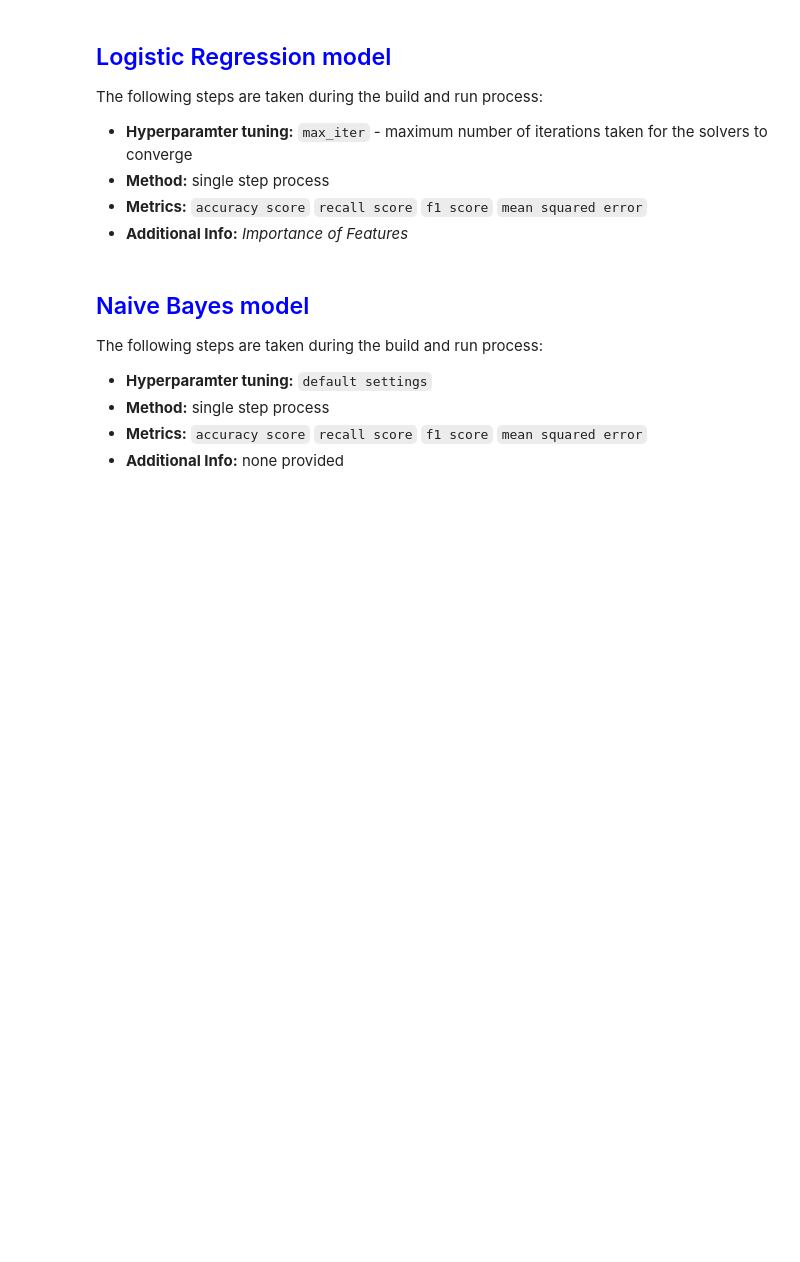
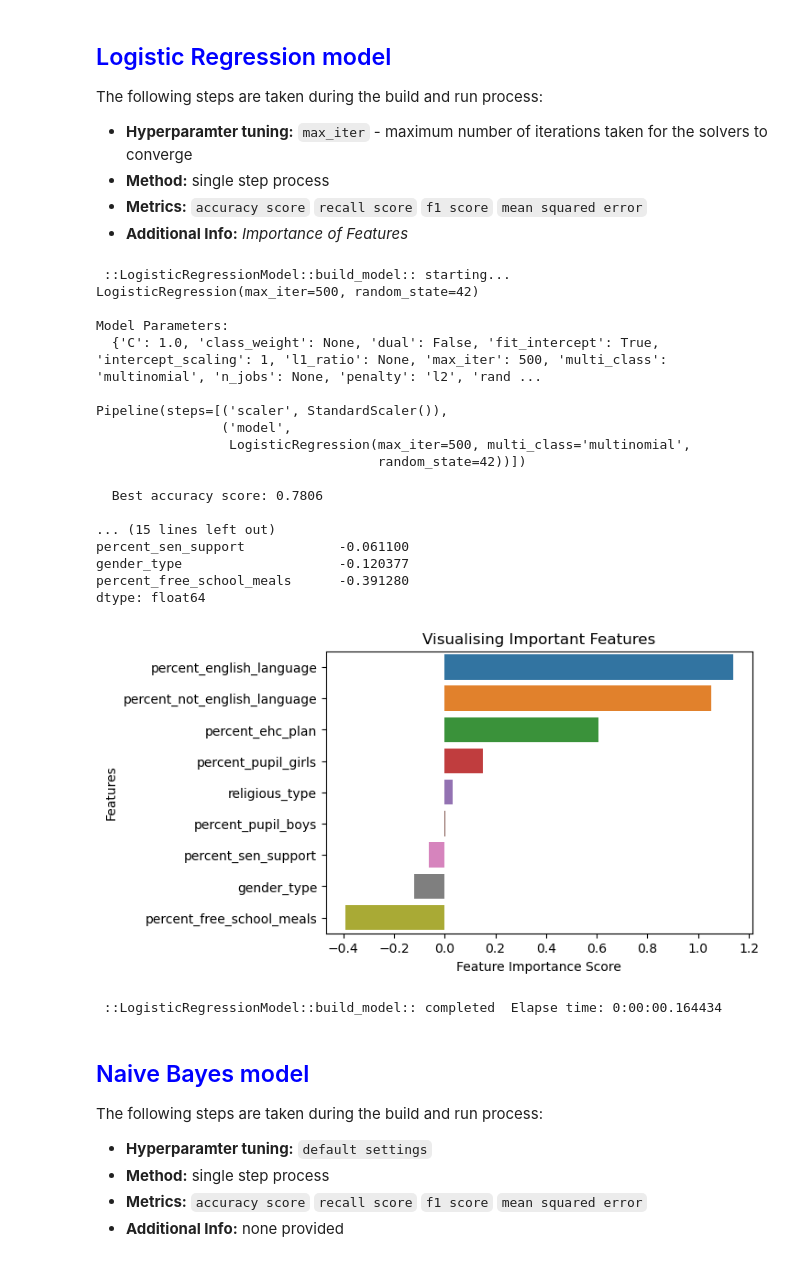
Before and after one commit to wrm65/Capstone-Project-2024, a Jupyter notebook: school_ofsted_rating.ipynb, the cells around one changed output. Drawn from its saved outputs; the diff is of its cells as text; code cells hidden in the pictures; blank space fills up the shorter version.

```diff
--- a/school_ofsted_rating.ipynb
+++ b/school_ofsted_rating.ipynb
@@ -289,8 +343,28 @@ The following steps are taken during the build and run process:
 # %%
 
 # call function to build and run the Logistic Regression model
 
-# school_rating.build_model(MODEL_LOGISTIC_REGRESSION['TYPE'])
+school_rating.build_model(MODEL_LOGISTIC_REGRESSION['TYPE'])
+# %% [output]
+ ::LogisticRegressionModel::build_model:: starting...  LogisticRegression(max_iter=500, random_state=42)
+
+Model Parameters:
+  {'C': 1.0, 'class_weight': None, 'dual': False, 'fit_intercept': True, 'intercept_scaling': 1, 'l1_ratio': None, 'max_iter': 500, 'multi_class': 'multinomial', 'n_jobs': None, 'penalty': 'l2', 'rand ...
+
+Pipeline(steps=[('scaler', StandardScaler()),
+                ('model',
+                 LogisticRegression(max_iter=500, multi_class='multinomial',
+                                    random_state=42))])
+
+  Best accuracy score: 0.7806
+
+... (15 lines left out)
+percent_sen_support            -0.061100
+gender_type                    -0.120377
+percent_free_school_meals      -0.391280
+dtype: float64
+[figure, added]
+ ::LogisticRegressionModel::build_model:: completed  Elapse time: 0:00:00.164434
 # %% [markdown]
 ## <font color = blue>Naive Bayes model</font>
 
```
Also changed, not shown: parts of 26 cells of this notebook.
